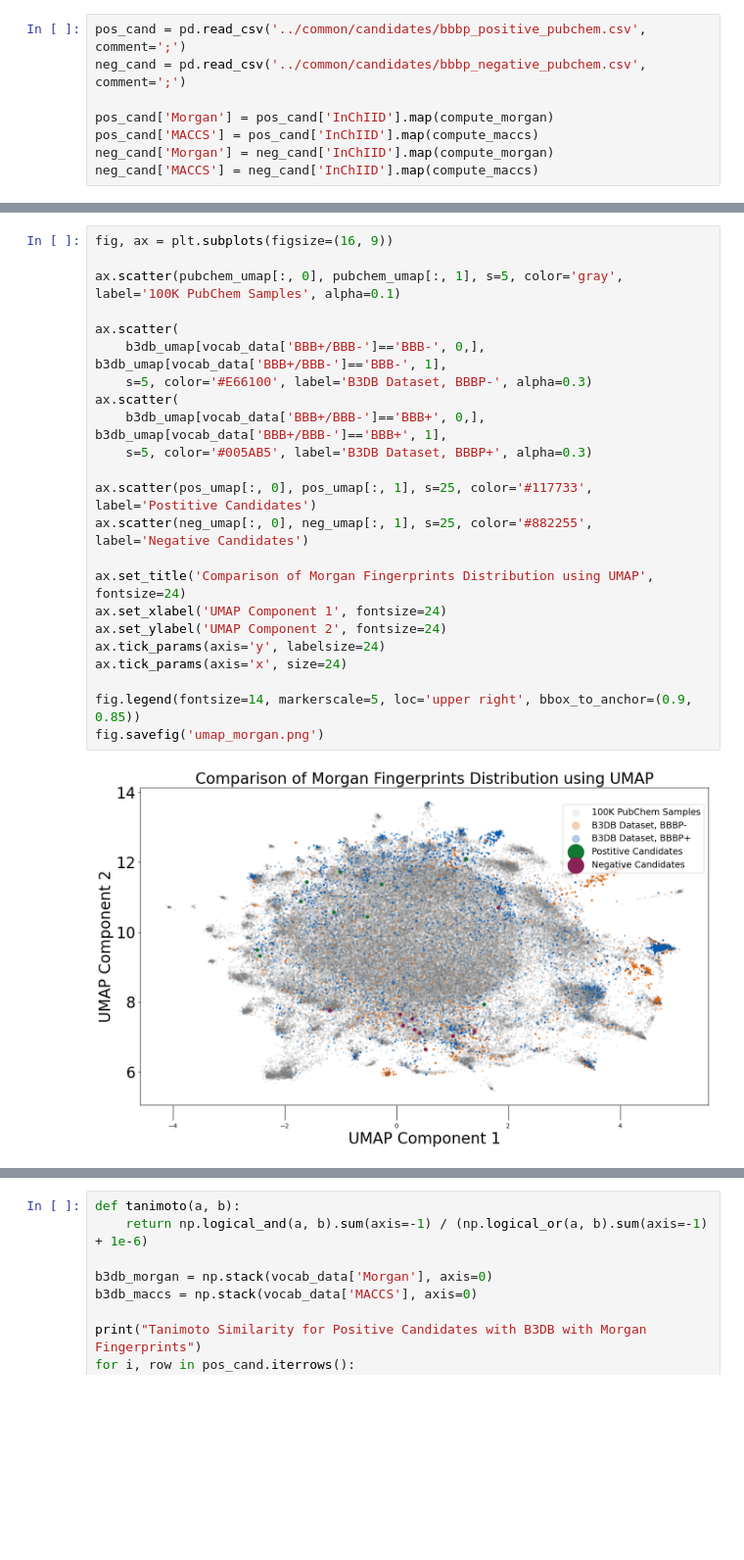
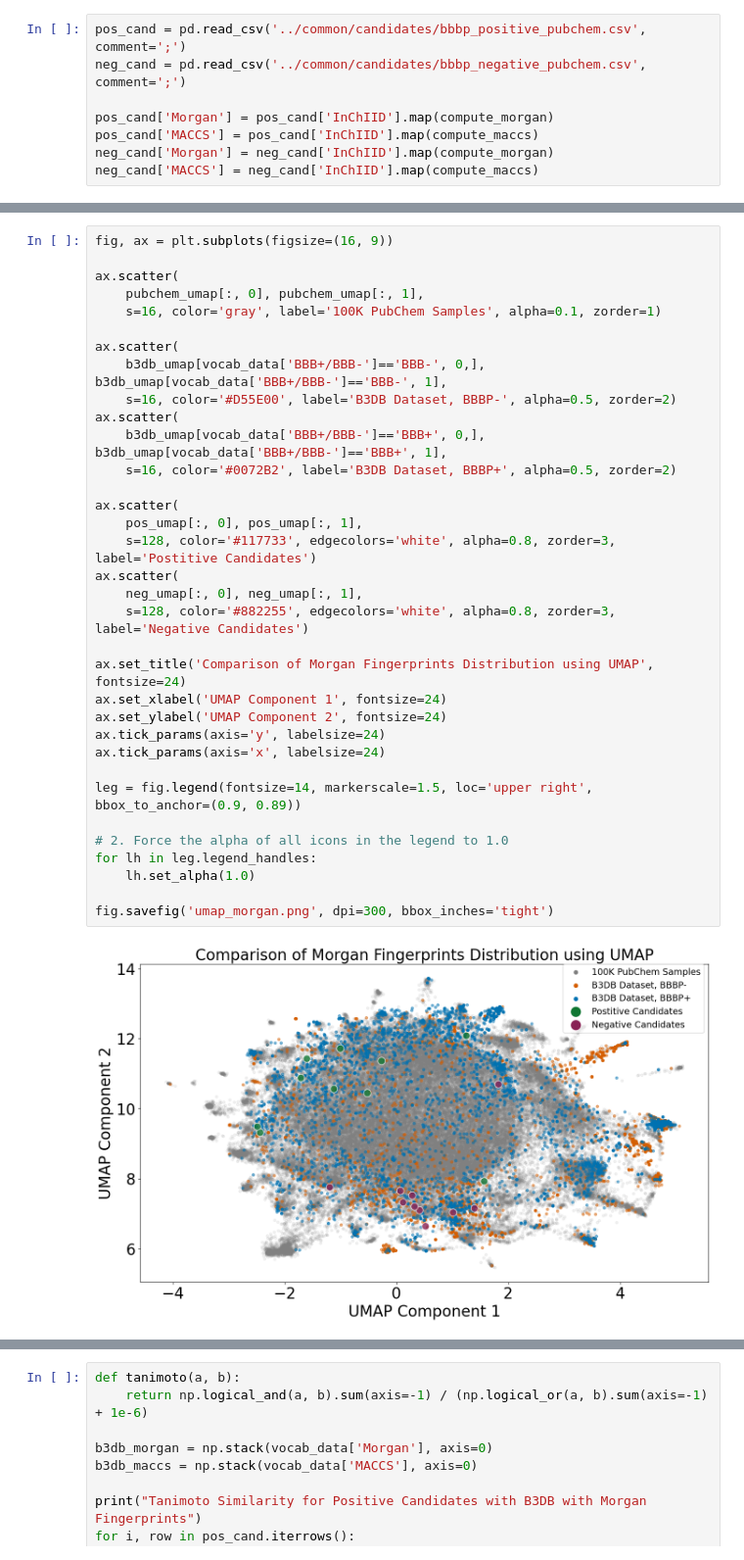
Before and after one commit to HenryJia/BBBP-MD, a Jupyter notebook: ipynb/analyse_pubchem.ipynb, the cells around one changed output, grey strips where cells are left out. Shown at 98% size. Cells and saved outputs as stored; diff of their text form; blank space fills up the shorter version.

Commit message:
Try prettifying umap

```diff
--- a/ipynb/analyse_pubchem.ipynb
+++ b/ipynb/analyse_pubchem.ipynb
@@ -252,27 +222,38 @@ distributed.comm.core.CommClosedError: in <TCP (closed) ConnectionPool.heartbeat
 # %%
 fig, ax = plt.subplots(figsize=(16, 9))
 
-ax.scatter(pubchem_umap[:, 0], pubchem_umap[:, 1], s=5, color='gray', label='100K PubChem Samples', alpha=0.1)
+ax.scatter(
+    pubchem_umap[:, 0], pubchem_umap[:, 1],
+    s=16, color='gray', label='100K PubChem Samples', alpha=0.1, zorder=1)
 
 ax.scatter(
     b3db_umap[vocab_data['BBB+/BBB-']=='BBB-', 0,], b3db_umap[vocab_data['BBB+/BBB-']=='BBB-', 1],
-    s=5, color='#E66100', label='B3DB Dataset, BBBP-', alpha=0.3)
+    s=16, color='#D55E00', label='B3DB Dataset, BBBP-', alpha=0.5, zorder=2)
 ax.scatter(
     b3db_umap[vocab_data['BBB+/BBB-']=='BBB+', 0,], b3db_umap[vocab_data['BBB+/BBB-']=='BBB+', 1],
-    s=5, color='#005AB5', label='B3DB Dataset, BBBP+', alpha=0.3)
+    s=16, color='#0072B2', label='B3DB Dataset, BBBP+', alpha=0.5, zorder=2)
 
-ax.scatter(pos_umap[:, 0], pos_umap[:, 1], s=25, color='#117733', label='Postitive Candidates')
-ax.scatter(neg_umap[:, 0], neg_umap[:, 1], s=25, color='#882255', label='Negative Candidates')
+ax.scatter(
+    pos_umap[:, 0], pos_umap[:, 1],
+    s=128, color='#117733', edgecolors='white', alpha=0.8, zorder=3, label='Postitive Candidates')
+ax.scatter(
+    neg_umap[:, 0], neg_umap[:, 1],
+    s=128, color='#882255', edgecolors='white', alpha=0.8, zorder=3, label='Negative Candidates')
 
 ax.set_title('Comparison of Morgan Fingerprints Distribution using UMAP', fontsize=24)
 ax.set_xlabel('UMAP Component 1', fontsize=24)
 ax.set_ylabel('UMAP Component 2', fontsize=24)
 ax.tick_params(axis='y', labelsize=24)
-ax.tick_params(axis='x', size=24)
+ax.tick_params(axis='x', labelsize=24)
 
-fig.legend(fontsize=14, markerscale=5, loc='upper right', bbox_to_anchor=(0.9, 0.85))
-fig.savefig('umap_morgan.png')
+leg = fig.legend(fontsize=14, markerscale=1.5, loc='upper right', bbox_to_anchor=(0.9, 0.89))
+
+# 2. Force the alpha of all icons in the legend to 1.0
+for lh in leg.legend_handles:
+    lh.set_alpha(1.0)
+
+fig.savefig('umap_morgan.png', dpi=300, bbox_inches='tight')
 # %% [output]
-[figure, old version]
+[figure, new version]
 # %%
 # Take a 100k subset from our full PubChem dataset
```
Also changed, not shown: parts of 5 cells of this notebook, 2 other files.
